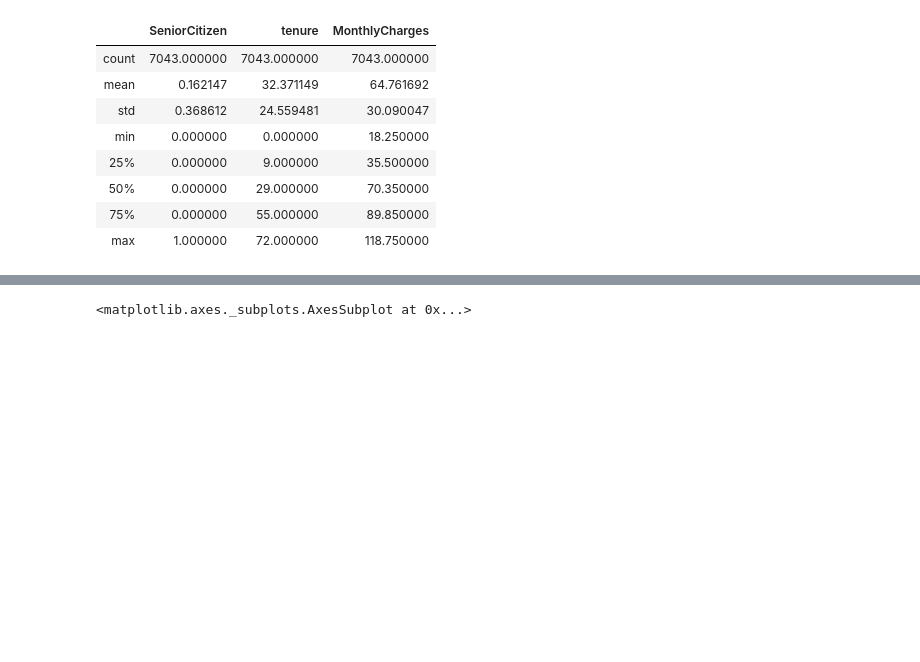
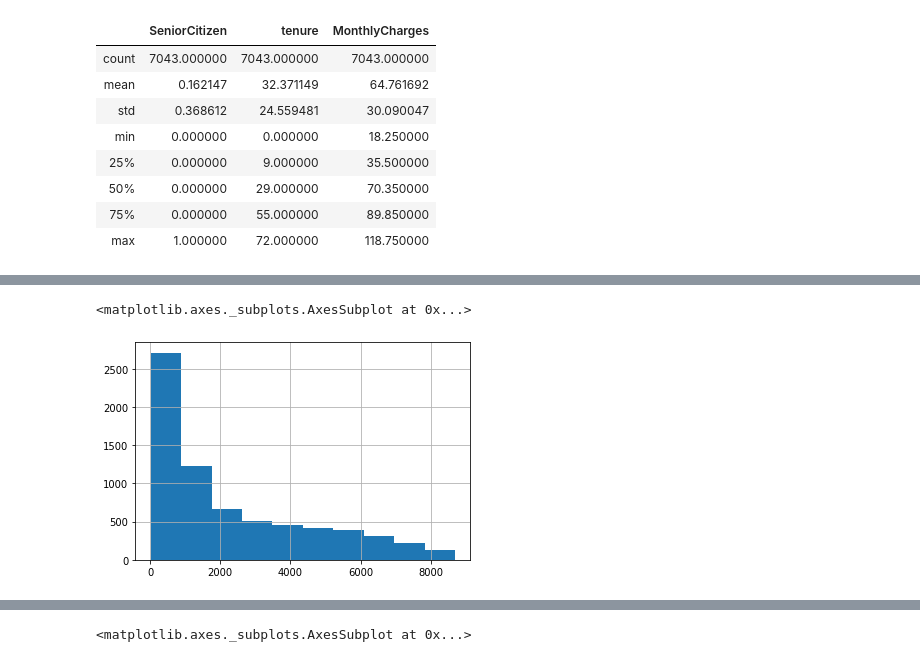
Before and after one commit to millengustavo/churn-prediction, a Jupyter notebook: notebooks/telco-customer-churn.ipynb, the cells around one changed output, grey strips where cells are left out. Drawn from its saved outputs; the diff is of its cells as text; code cells hidden in the pictures; blank space fills up the shorter version.

```diff
--- a/notebooks/telco-customer-churn.ipynb
+++ b/notebooks/telco-customer-churn.ipynb
@@ -64,0 +82,5 @@ df.describe()
+# %%
+df["TotalCharges"].hist()
+# %% [output]
+<matplotlib.axes._subplots.AxesSubplot at 0x...>
+[figure, added]
```
Also changed, not shown: parts of 33 cells of this notebook.
